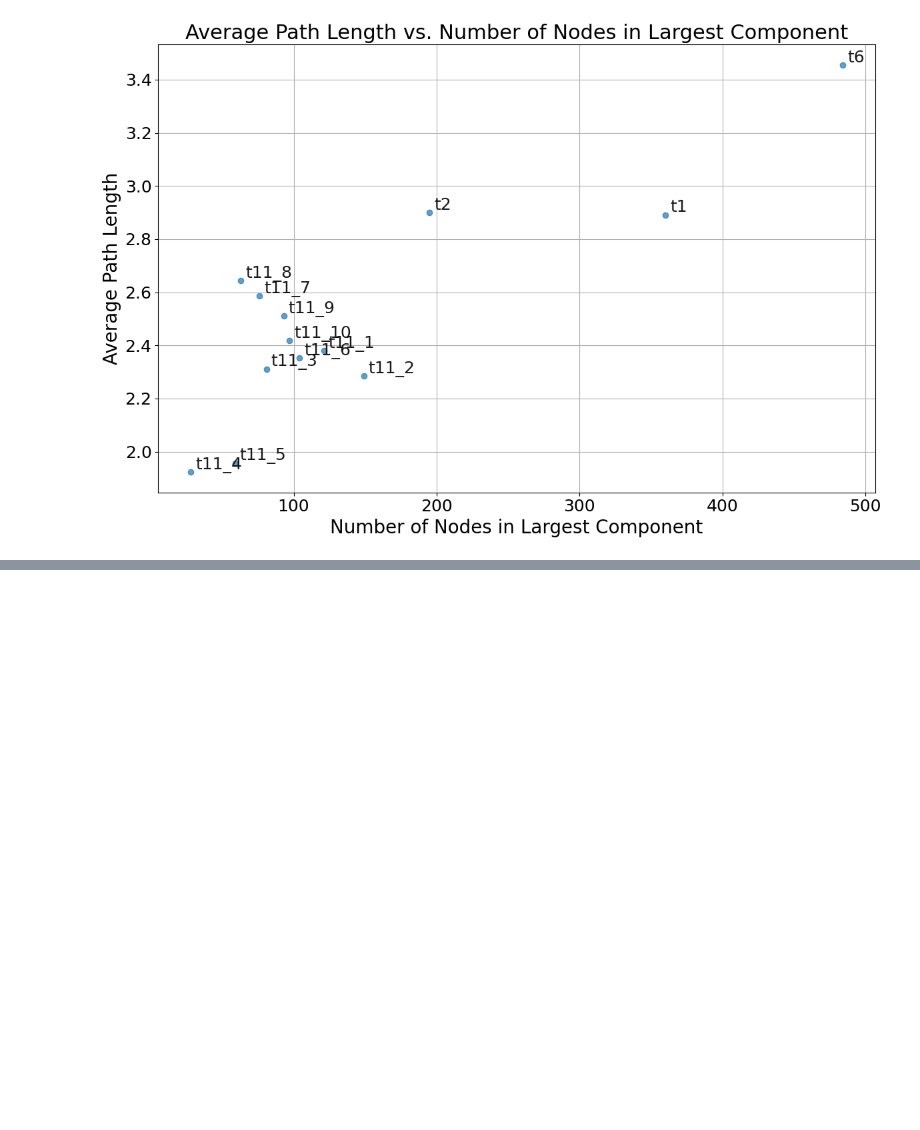
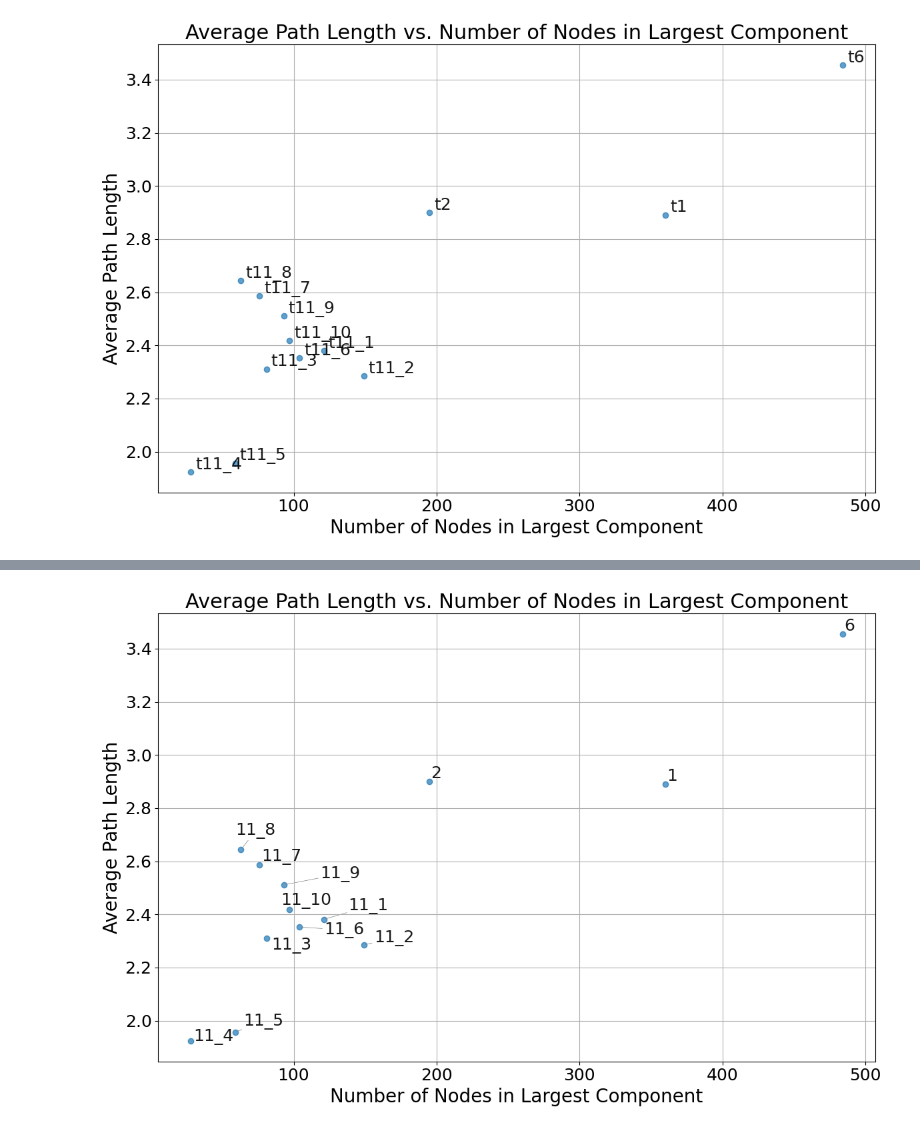
Before and after one commit to asalazar18s/SNA_25, a Jupyter notebook: metrics_IB.ipynb, the cells around one changed output, grey strips where cells are left out. Drawn from its saved outputs; the diff is of its cells as text; code cells hidden in the pictures; blank space fills up the shorter version.

```diff
--- a/metrics_IB.ipynb
+++ b/metrics_IB.ipynb
@@ -1028,16 +1025,3 @@ plt.tight_layout()
 plt.show()
 # %% [output]
 [figure]
-# %%
-plt.figure(figsize=(8, 6))
-plt.scatter(density_df_clean['num_nodes'], density_df_clean['density'], alpha=0.7)
-plt.title("Density vs. Number of Nodes")
-plt.xlabel("Number of Nodes")
-plt.ylabel("Network Density")
-
-# Optionally annotate a few points
-for school_id in density_df_clean.index:
-    if density_df_clean.loc[school_id, 'density'] > 0.08:
-        plt.annotate(school_id, (density_df_clean.loc[school_id, 'num_nodes'], density_df_clean.loc[school_id, 'density']))
-plt.grid(True)
-plt.show()
@@ -1360,0 +1409,42 @@ plt.show()
+# %%
+import matplotlib.pyplot as plt
+from adjustText import adjust_text  # Make sure this package is installed
+
+# Set label font size here
+label_fontsize = 18
+
+# Clean the index to just network IDs like 't1', 't11_1', etc.
+apl_df_clean = apl_df.copy()
+apl_df_clean.index = apl_df_clean.index.str.extract(r'dataset\\(.*)')[0]
+
+# Remove 't' prefix for annotation labels
+apl_df_clean['label'] = apl_df_clean.index.str.replace(r'^t', '', regex=True)
+
+plt.figure(figsize=(12, 8))
+plt.scatter(apl_df_clean['num_nodes_in_component'], apl_df_clean['average_path_length'], alpha=0.7)
+plt.title("Average Path Length vs. Number of Nodes in Largest Component", fontsize=label_fontsize + 4)
+plt.xlabel("Number of Nodes in Largest Component", fontsize=label_fontsize + 2)
+plt.ylabel("Average Path Length", fontsize=label_fontsize + 2)
+
+# Use adjustText to avoid overlapping annotations
+texts = []
+for i, row in apl_df_clean.iterrows():
+    texts.append(
+        plt.text(row['num_nodes_in_component'],
+                 row['average_path_length'],
+                 row['label'],
+                 fontsize=label_fontsize,
+                 alpha=0.9)
+    )
+
+# Automatically adjust text to avoid overlaps
+adjust_text(texts,
+            only_move={'points': 'y', 'texts': 'y'},
+            arrowprops=dict(arrowstyle='-', color='gray', lw=0.5))
+
+plt.grid(True)
+plt.tick_params(axis='both', which='major', labelsize=label_fontsize)
+plt.tight_layout()
+plt.show()
+# %% [output]
+[figure, added]
```
Also changed, not shown: parts of 7 cells of this notebook, 1 other file.
